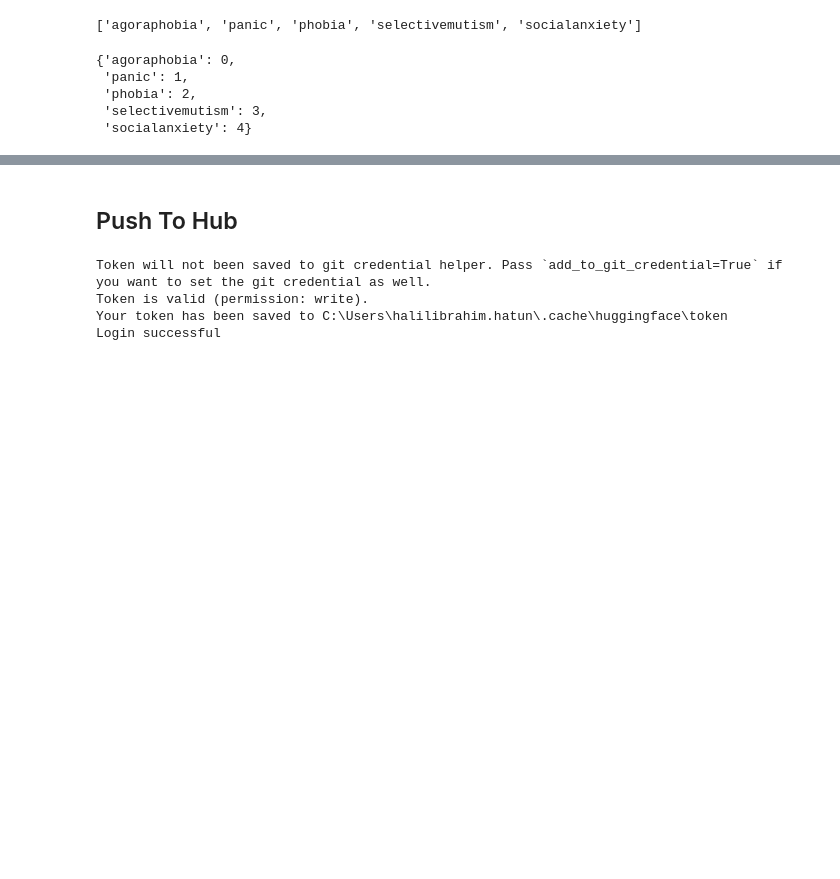
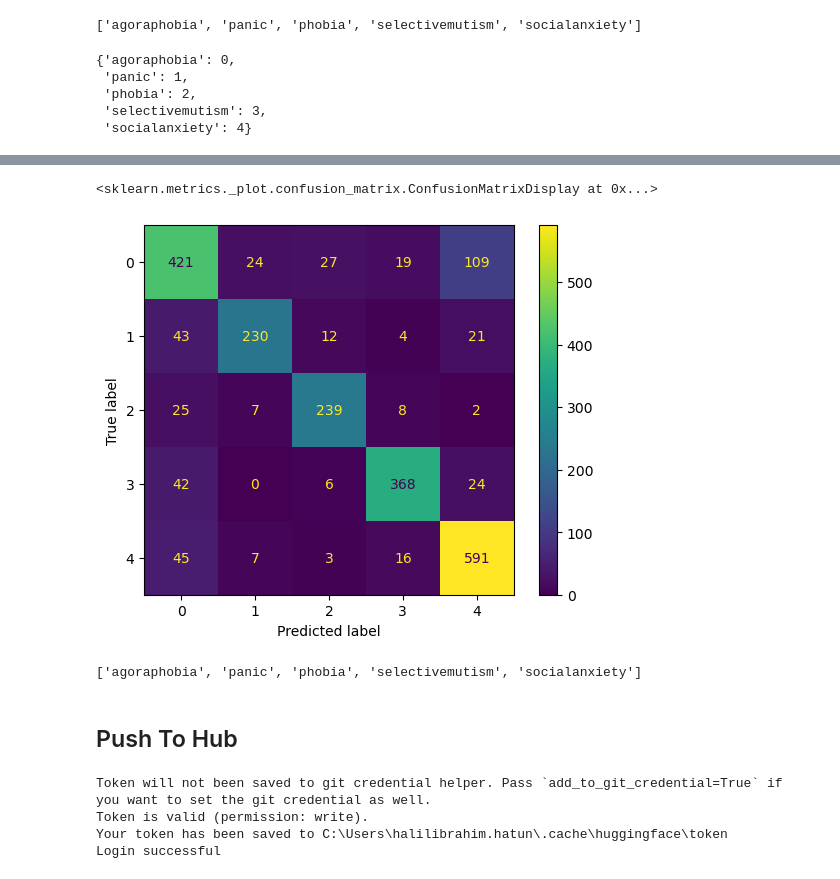
Before and after one commit to Halil3509/TEKNOFEST-Dilbazlar, a Jupyter notebook: Notebooks/Anxiety-Disorders-Training.ipynb, the cells around one changed output, grey strips where cells are left out. Drawn from its saved outputs; the diff is of its cells as text; code cells hidden in the pictures; blank space fills up the shorter version.

```diff
--- a/Notebooks/Anxiety-Disorders-Training.ipynb
+++ b/Notebooks/Anxiety-Disorders-Training.ipynb
@@ -161,0 +214,17 @@ Predicted label: phobia
+# %%
+from sklearn.metrics import confusion_matrix, ConfusionMatrixDisplay
+import numpy as np
+
+# Step 1: Evaluate the model and get predictions
+predictions = trainer.predict(tokenized_dataset["test"])
+
+# Step 2: Extract the true labels and predictions
+true_labels = [np.argmax(tokenized_dataset['test'][i]['labels']) for i in range(len(tokenized_dataset['test']))]
+
+# Step 3: Create the confusion matrix
+conf_matrix = confusion_matrix(true_labels, np.argmax(predictions[0],  axis=1))
+
+# Display the confusion matrix
+disp = ConfusionMatrixDisplay(confusion_matrix=conf_matrix)
+disp.plot()
+# %% [output]
@@ -162,3 +232,9 @@ Predicted label: phobia
+<sklearn.metrics._plot.confusion_matrix.ConfusionMatrixDisplay at 0x...>
+[figure, added]
+# %%
+classes
+# %% [output]
+['agoraphobia', 'panic', 'phobia', 'selectivemutism', 'socialanxiety']
 # %% [markdown]
 ## Push To Hub
 # %%
```
Also changed, not shown: parts of 15 cells of this notebook.
